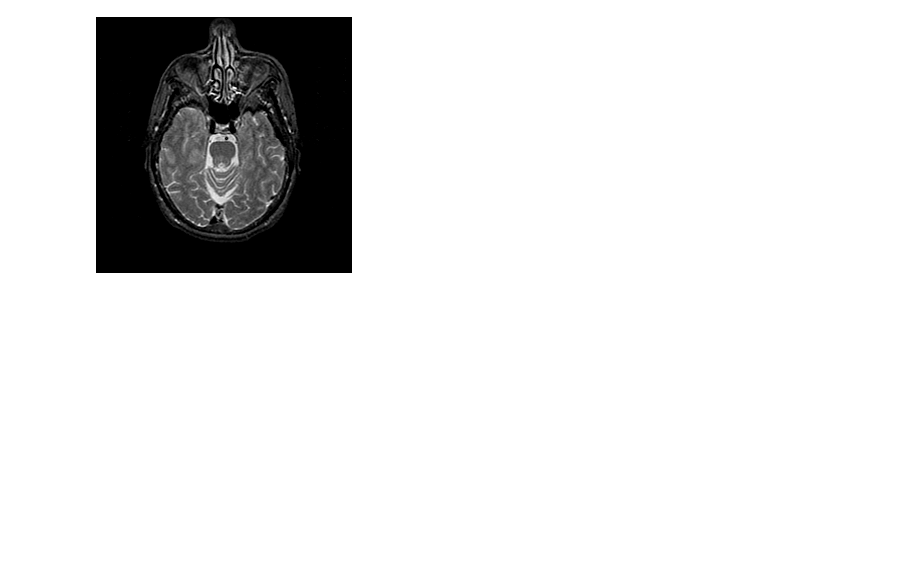
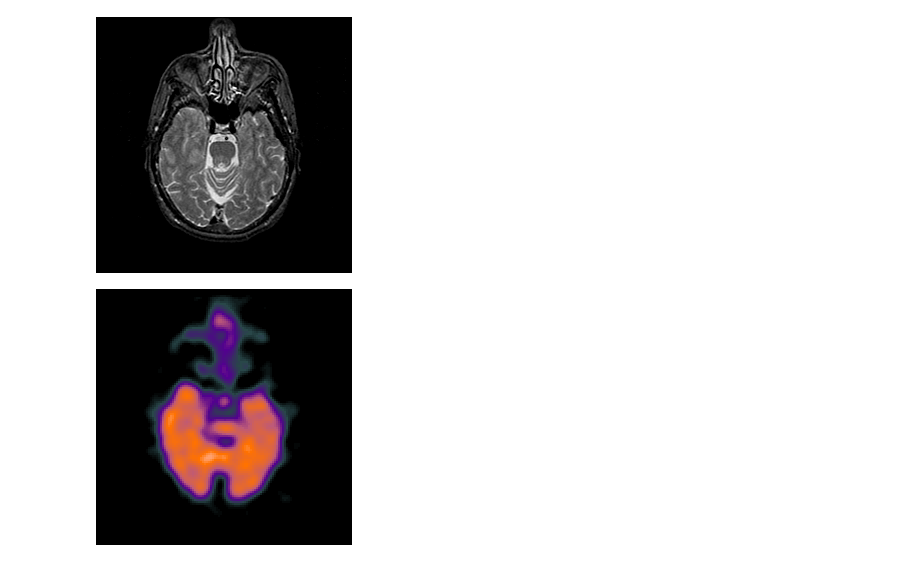
Before and after one commit to sxing1208/BMME575ProjNSST, a Jupyter notebook: preprocessing_updated.ipynb, the cells around one changed output. Saved outputs shown, nothing was run; the diff lists cells and outputs as text; code cells hidden in the pictures; blank space fills up the shorter version.

```diff
--- a/preprocessing_updated.ipynb
+++ b/preprocessing_updated.ipynb
@@ -653,3 +653,9 @@ m_array = np.load("nrm_mri_test.npy")
 array_to_img(m_array[:,:,:,0])
 # %% [output]
 [figure]
+# %%
+from tensorflow.keras.preprocessing.image import array_to_img
+m_array = np.load("nrm_pet_test.npy")
+array_to_img(m_array[:,:,:,0])
+# %% [output]
+[figure, added]
```
Also changed, not shown: parts of 2 cells of this notebook, 2 other files.
